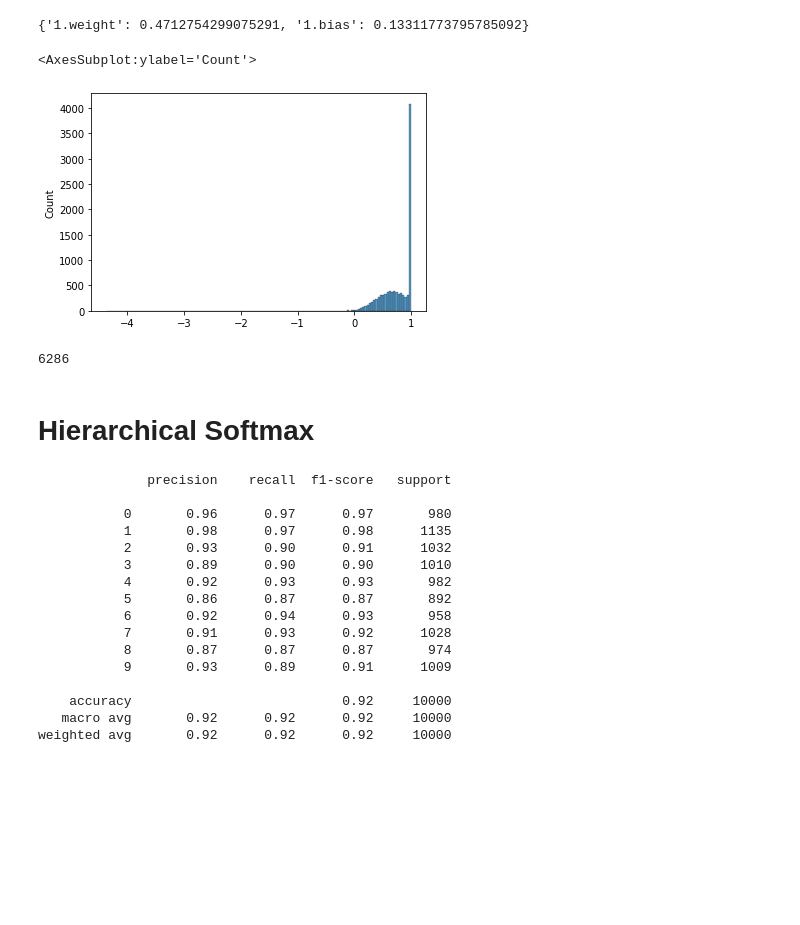
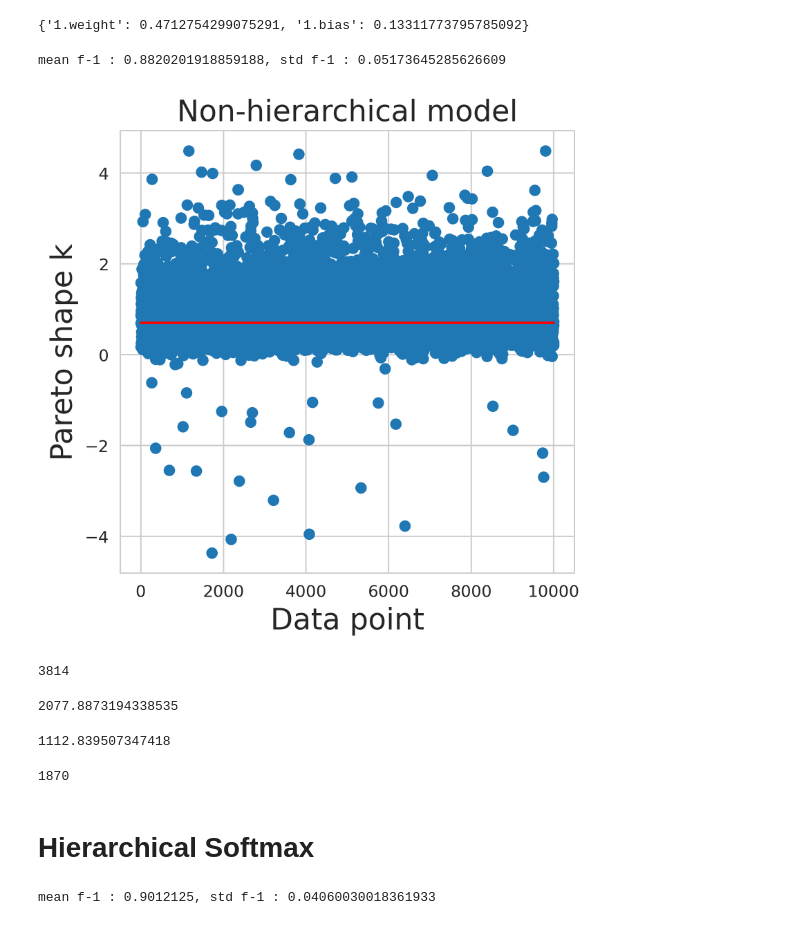
Before and after one commit to sherna90/mxprob, a Jupyter notebook: benchmarks/1.-mnist-softmax.ipynb, the cells around one changed output. Drawn from its saved outputs; the diff is of its cells as text; code cells hidden in the pictures; blank space fills up the shorter version.

```diff
--- a/benchmarks/1.-mnist-softmax.ipynb
+++ b/benchmarks/1.-mnist-softmax.ipynb
@@ -234,17 +226,42 @@ mean_mcse_values
 from hamiltonian.psis import *
 
 loo,loos,ks=psisloo(log_like)
+# %%
+score=[]
+for q in np.arange(.1,.9,.1):
+    y_hat=np.quantile(total_samples,q,axis=0)
+    score.append(f1_score(np.int32(total_labels),np.int32(y_hat), sample_weight=1-np.clip(ks,0,1),average='weighted'))
+print('mean f-1 : {0}, std f-1 : {1}'.format(np.mean(score),2*np.std(score)))
+# %% [output]
+mean f-1 : 0.8820201918859188, std f-1 : 0.05173645285626609
+# %%
+plt.rcParams['figure.dpi'] = 360
+sns.set_style("whitegrid")
+fig=plt.figure(figsize=[5,5])
+plt.scatter(list(range(len(ks))),ks)
+plt.plot(list(range(len(ks))), 0.7*(np.ones(len(ks))), linestyle='-',color='red')  # solid
+plt.xlabel('Data point', size=18)
+plt.ylabel('Pareto shape k', size=18)
+plt.title('Non-hierarchical model', size=18)
+plt.savefig('psis_sgld_softmax.pdf', bbox_inches='tight')
+# %% [output]
+[figure, added]
 # %%
-ks[ks>1]=1
+np.sum(ks>1)
+# %% [output]
+3814
-# %%
-sns.histplot(ks)
-# %% [output]
-<AxesSubplot:ylabel='Count'>
-[figure, removed]
+# %%
+ks[np.logical_and(ks>0.7,ks<1)].sum()
+# %% [output]
+2077.8873194338535
+# %%
+ks[np.logical_and(ks>0.5,ks<0.7)].sum()
+# %% [output]
+1112.839507347418
 # %%
-np.sum(ks>0.7)
+np.sum(ks<0.5)
 # %% [output]
-6286
+1870
 # %% [markdown]
 # Hierarchical Softmax <a class="anchor" id="chapter3"></a>
 # %%
@@ -280,25 +299,12 @@ else:
 # %%
 total_samples,total_labels,log_like=inference.predict(posterior_samples_flat,5,data_loader=val_data)
 # %%
-from sklearn.metrics import classification_report
+from sklearn.metrics import f1_score
 
-y_hat=np.quantile(total_samples,.5,axis=0)
-
-print(classification_report(np.int32(total_labels),np.int32(y_hat)))
+score=[]
+for q in np.arange(.1,.9,.1):
+    y_hat=np.quantile(total_samples,q,axis=0)
+    score.append(f1_score(np.int32(total_labels),np.int32(y_hat), average='micro'))
+print('mean f-1 : {0}, std f-1 : {1}'.format(np.mean(score),2*np.std(score)))
 # %% [output]
-              precision    recall  f1-score   support
-
-           0       0.96      0.97      0.97       980
-           1       0.98      0.97      0.98      1135
-           2       0.93      0.90      0.91      1032
-           3       0.89      0.90      0.90      1010
-           4       0.92      0.93      0.93       982
-           5       0.86      0.87      0.87       892
-           6       0.92      0.94      0.93       958
-           7       0.91      0.93      0.92      1028
-           8       0.87      0.87      0.87       974
-           9       0.93      0.89      0.91      1009
-
-    accuracy                           0.92     10000
-   macro avg       0.92      0.92      0.92     10000
-weighted avg       0.92      0.92      0.92     10000
+mean f-1 : 0.9012125, std f-1 : 0.04060030018361933
```
Also changed, not shown: parts of 24 cells of this notebook, 16 other files.
